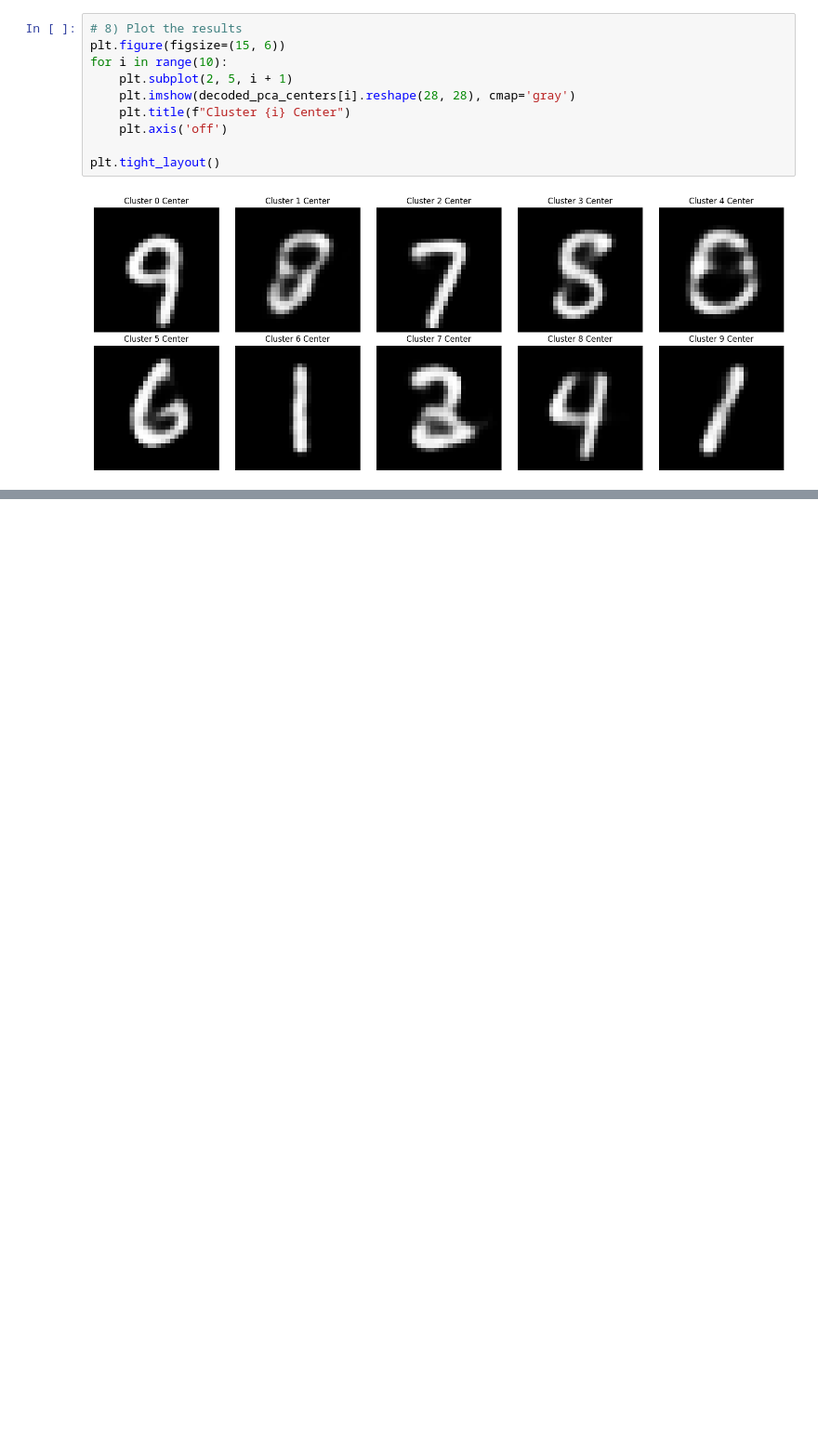
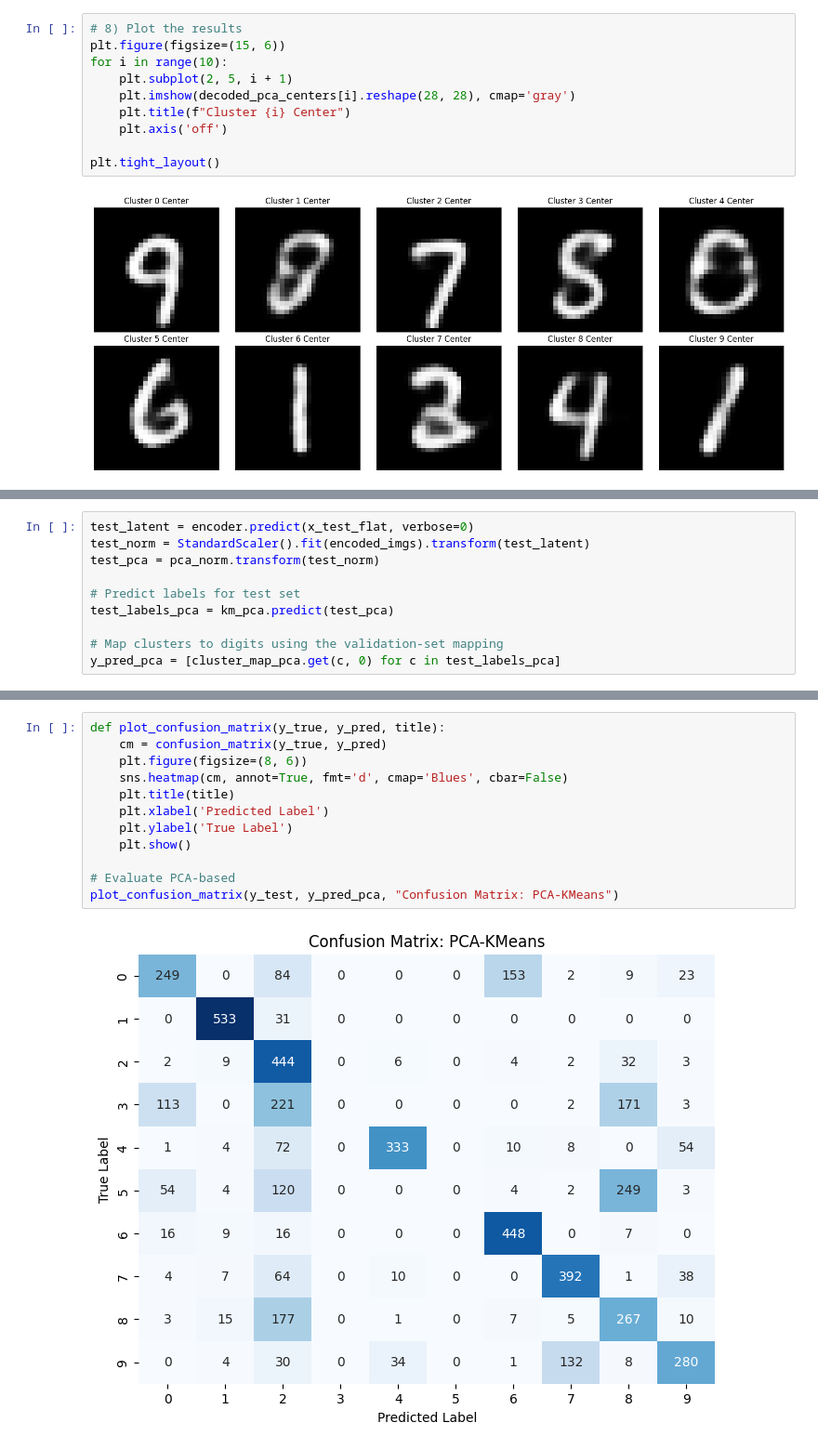
Before and after one commit to mazapataa/NNbasic, a Jupyter notebook: P5_Auto_Encoder_1.ipynb, the cells around one changed output, grey strips where cells are left out. Shown at 93% size. Drawn from its saved outputs; the diff is of its cells as text; blank space fills up the shorter version.

```diff
--- a/P5_Auto_Encoder_1.ipynb
+++ b/P5_Auto_Encoder_1.ipynb
@@ -610,0 +666,10 @@ plt.tight_layout()
+# %%
+test_latent = encoder.predict(x_test_flat, verbose=0)
+test_norm = StandardScaler().fit(encoded_imgs).transform(test_latent)
+test_pca = pca_norm.transform(test_norm)
+
+# Predict labels for test set
+test_labels_pca = km_pca.predict(test_pca)
+
+# Map clusters to digits using the validation-set mapping
+y_pred_pca = [cluster_map_pca.get(c, 0) for c in test_labels_pca]
@@ -610,0 +686,14 @@ plt.tight_layout()
+# %%
+def plot_confusion_matrix(y_true, y_pred, title):
+    cm = confusion_matrix(y_true, y_pred)
+    plt.figure(figsize=(8, 6))
+    sns.heatmap(cm, annot=True, fmt='d', cmap='Blues', cbar=False)
+    plt.title(title)
+    plt.xlabel('Predicted Label')
+    plt.ylabel('True Label')
+    plt.show()
+
+# Evaluate PCA-based
+plot_confusion_matrix(y_test, y_pred_pca, "Confusion Matrix: PCA-KMeans")
+# %% [output]
+[figure, added]
```
Also changed, not shown: parts of 9 cells of this notebook.
